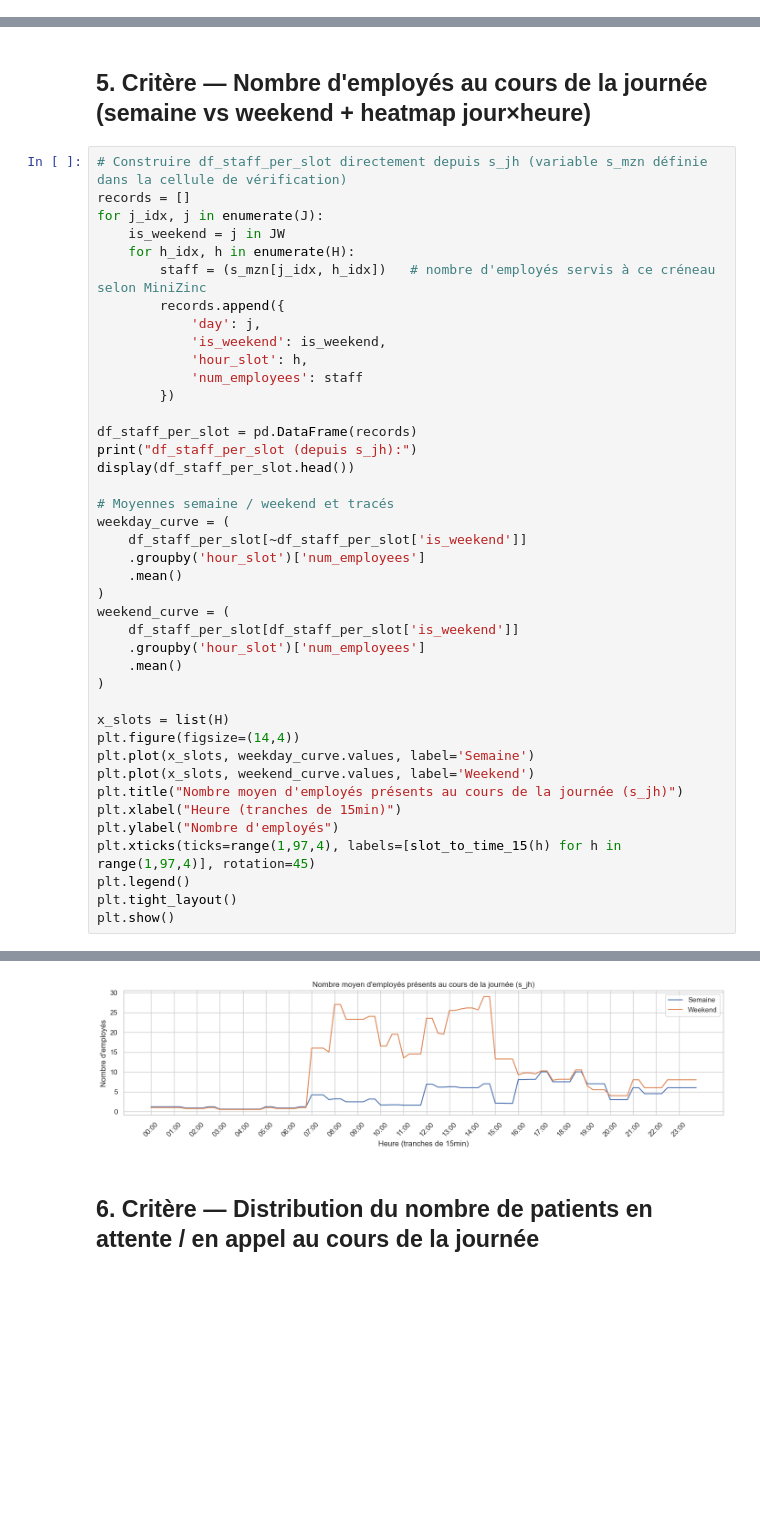
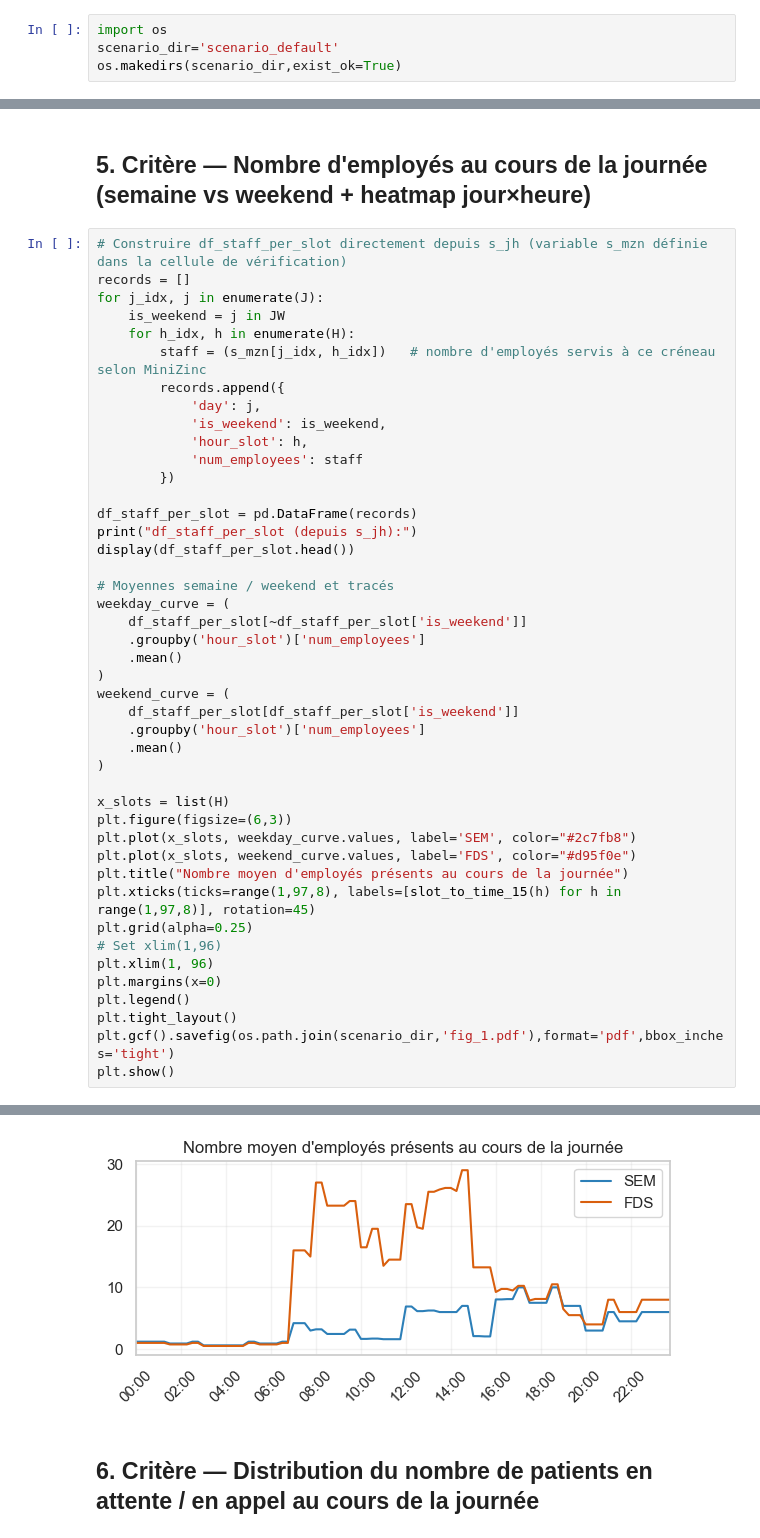
Before and after one commit to AntoineHabib123/m6417, a Jupyter notebook: PROJET_COMPLET/notebook.ipynb, the cells around one changed output, grey strips where cells are left out. Drawn from its saved outputs; the diff is of its cells as text; blank space fills up the shorter version.

```diff
--- a/PROJET_COMPLET/notebook.ipynb
+++ b/PROJET_COMPLET/notebook.ipynb
@@ -16,6 +16,10 @@ Ce notebook :
   - répartition jour / soir / nuit / weekend ;
   - nombre de personnes par quart et par type ;
   - timeline horizontale (type Gantt) par employé.
+# %%
+import os
+scenario_dir='scenario_default'
+os.makedirs(scenario_dir,exist_ok=True)
 # %% [markdown]
 ## 1. Imports et fonctions utilitaires
 # %%
@@ -605,41 +609,44 @@ for j_idx, j in enumerate(J):
         })
 
 df_staff_per_slot = pd.DataFrame(records)
 print("df_staff_per_slot (depuis s_jh):")
 display(df_staff_per_slot.head())
 
 # Moyennes semaine / weekend et tracés
 weekday_curve = (
     df_staff_per_slot[~df_staff_per_slot['is_weekend']]
     .groupby('hour_slot')['num_employees']
     .mean()
 )
 weekend_curve = (
     df_staff_per_slot[df_staff_per_slot['is_weekend']]
     .groupby('hour_slot')['num_employees']
     .mean()
 )
 
 x_slots = list(H)
-plt.figure(figsize=(14,4))
-plt.plot(x_slots, weekday_curve.values, label='Semaine')
-plt.plot(x_slots, weekend_curve.values, label='Weekend')
-plt.title("Nombre moyen d'employés présents au cours de la journée (s_jh)")
-plt.xlabel("Heure (tranches de 15min)")
-plt.ylabel("Nombre d'employés")
-plt.xticks(ticks=range(1,97,4), labels=[slot_to_time_15(h) for h in range(1,97,4)], rotation=45)
+plt.figure(figsize=(6,3))
+plt.plot(x_slots, weekday_curve.values, label='SEM', color="#2c7fb8")
+plt.plot(x_slots, weekend_curve.values, label='FDS', color="#d95f0e")
+plt.title("Nombre moyen d'employés présents au cours de la journée")
+plt.xticks(ticks=range(1,97,8), labels=[slot_to_time_15(h) for h in range(1,97,8)], rotation=45)
+plt.grid(alpha=0.25)
+# Set xlim(1,96)
+plt.xlim(1, 96)
+plt.margins(x=0)
 plt.legend()
 plt.tight_layout()
+plt.gcf().savefig(os.path.join(scenario_dir,'fig_1.pdf'),format='pdf',bbox_inches='tight')
 plt.show()
 # %% [output]
 df_staff_per_slot (depuis s_jh):
 |  | day | is_weekend | hour_slot | num_employees |
 | 0 | 1 | False | 1 | 2.0 |
 | 1 | 1 | False | 2 | 2.0 |
 | 2 | 1 | False | 3 | 2.0 |
 | 3 | 1 | False | 4 | 2.0 |
 | 4 | 1 | False | 5 | 2.0 |
-[figure, old version]
+[figure, new version]
 # %% [markdown]
 ## 6. Critère — Distribution du nombre de patients en attente / en appel au cours de la journée
 # %%
```
Also changed, not shown: parts of 12 cells of this notebook.
